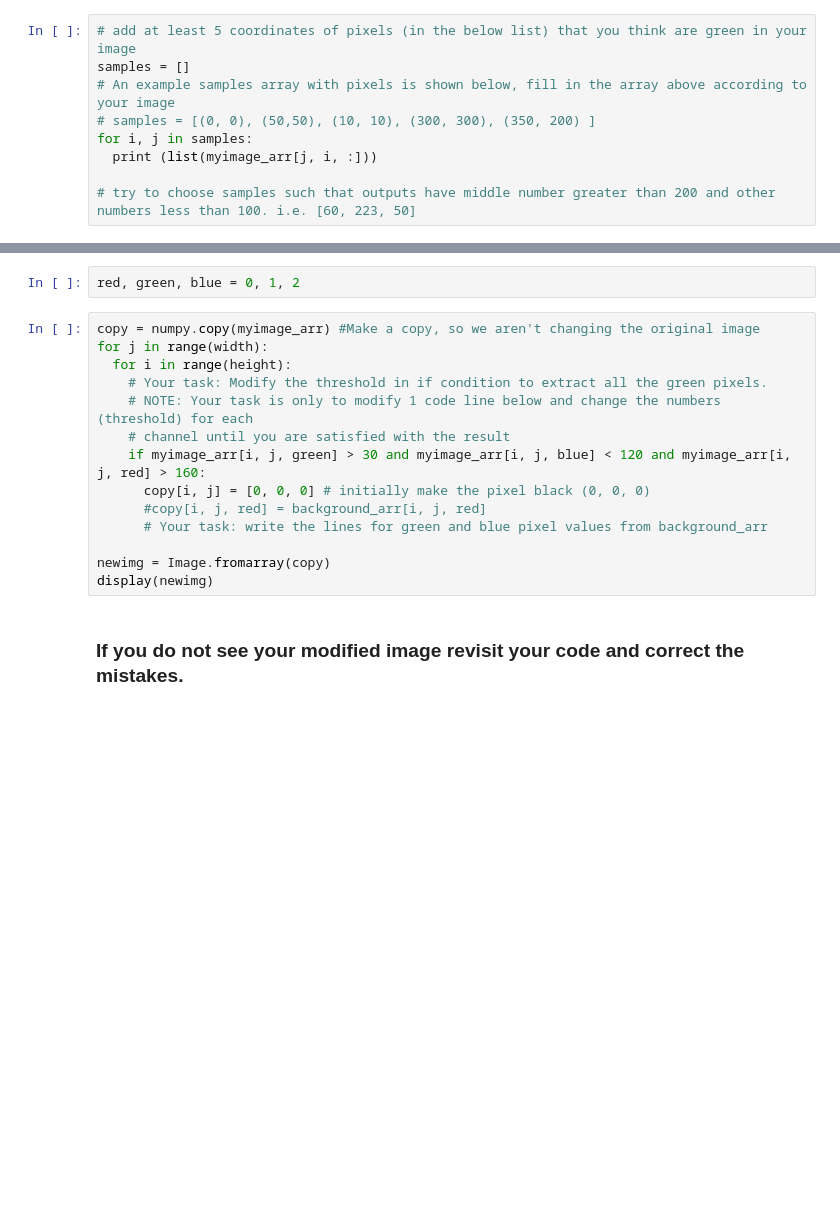
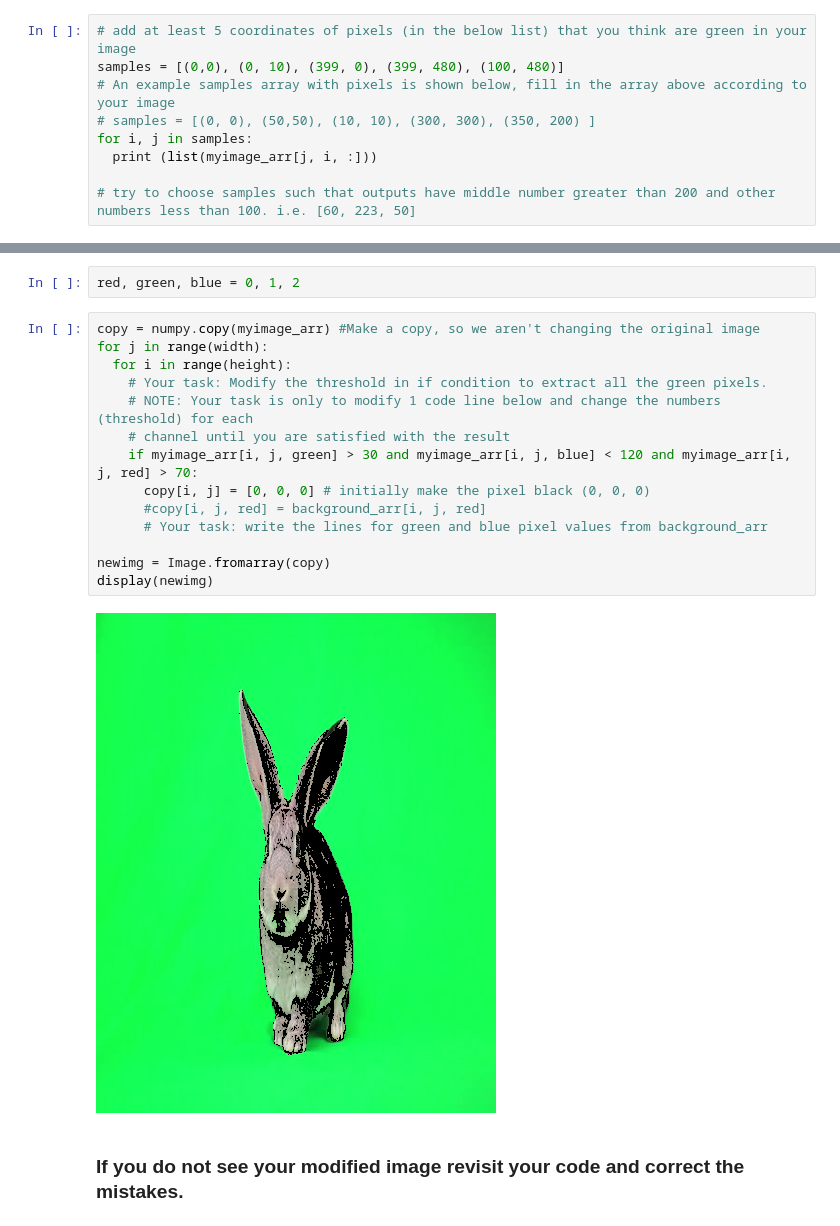
Before and after one commit to Uni-High-Fall-21-Computer-Programming/chromakey-Epicodex123, a Jupyter notebook: chromakey.ipynb, the cells around one changed output, grey strips where cells are left out. Cells and saved outputs as stored; diff of their text form; blank space fills up the shorter version.

```diff
--- a/chromakey.ipynb
+++ b/chromakey.ipynb
@@ -116,7 +126,7 @@ samples = [(x,y), (a,b), (c, d), (e, f), (g, h)]
 Note that the letters here are placeholders - in your code, each letter needs to be a number representing the pixel's location.
 # %%
 # add at least 5 coordinates of pixels (in the below list) that you think are green in your image
-samples = []
+samples = [(0,0), (0, 10), (399, 0), (399, 480), (100, 480)]
 # An example samples array with pixels is shown below, fill in the array above according to your image
 # samples = [(0, 0), (50,50), (10, 10), (300, 300), (350, 200) ]
 for i, j in samples:
@@ -144,17 +160,19 @@ red, green, blue = 0, 1, 2
 # %%
 copy = numpy.copy(myimage_arr) #Make a copy, so we aren't changing the original image
 for j in range(width):
   for i in range(height):
     # Your task: Modify the threshold in if condition to extract all the green pixels.
     # NOTE: Your task is only to modify 1 code line below and change the numbers (threshold) for each
     # channel until you are satisfied with the result
-    if myimage_arr[i, j, green] > 30 and myimage_arr[i, j, blue] < 120 and myimage_arr[i, j, red] > 160:
+    if myimage_arr[i, j, green] > 30 and myimage_arr[i, j, blue] < 120 and myimage_arr[i, j, red] > 70:
       copy[i, j] = [0, 0, 0] # initially make the pixel black (0, 0, 0)
       #copy[i, j, red] = background_arr[i, j, red]
       # Your task: write the lines for green and blue pixel values from background_arr
 
 newimg = Image.fromarray(copy)
 display(newimg)
+# %% [output]
+[figure, added]
 # %% [markdown]
 ### If you do not see your modified image revisit your code and correct the mistakes.
 # %% [markdown]
```
Also changed, not shown: parts of 5 cells of this notebook.
